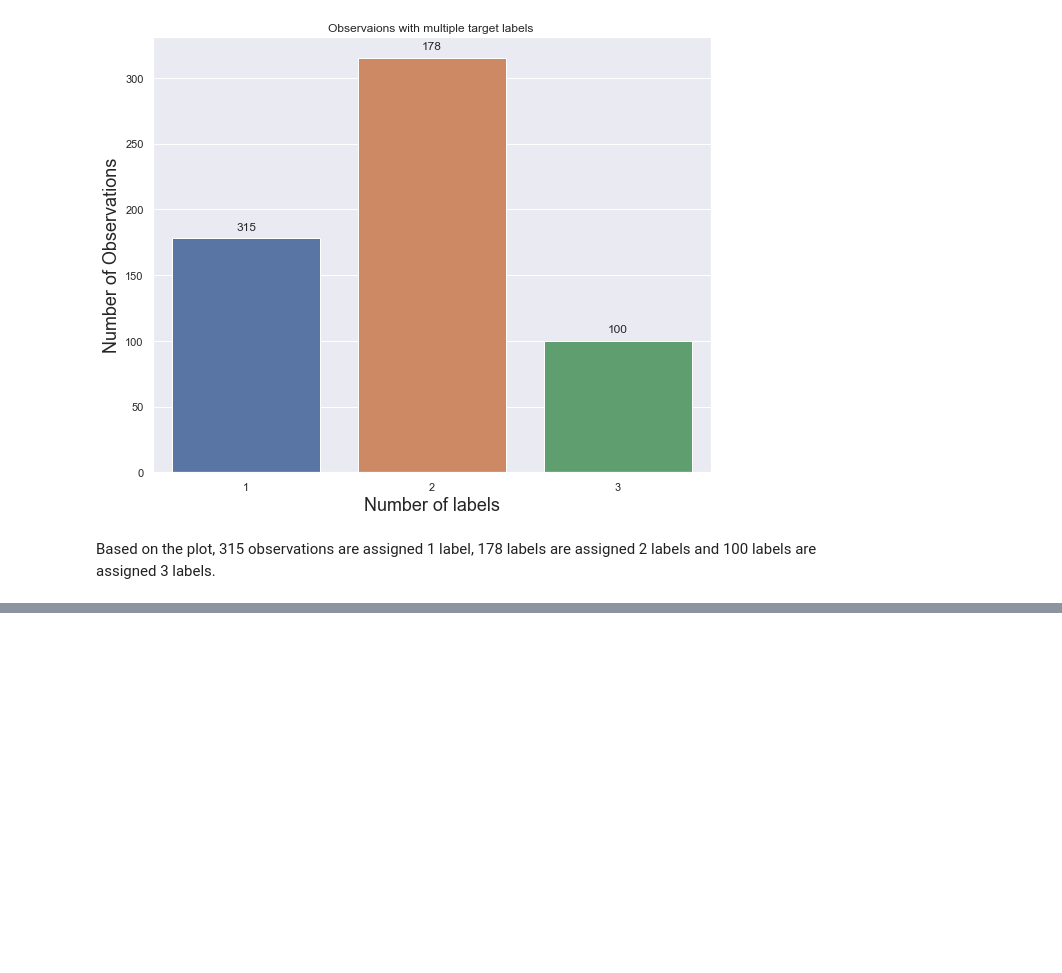
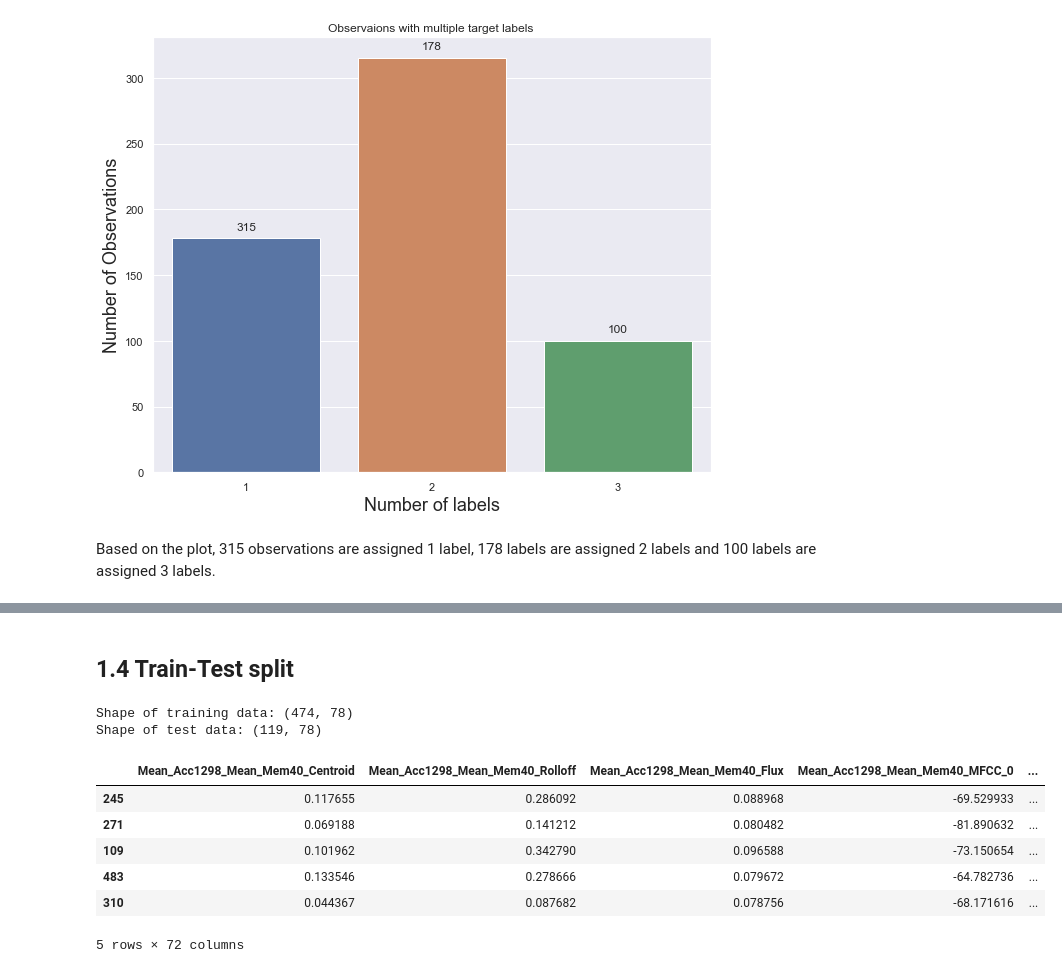
Before and after one commit to nyeinsoe26/CZ4041_Multi-label-Classification, a Jupyter notebook: cz4041.ipynb, the cells around one changed output, grey strips where cells are left out. Saved outputs shown, nothing was run; the diff lists cells and outputs as text; code cells hidden in the pictures; blank space fills up the shorter version.

```diff
--- a/cz4041.ipynb
+++ b/cz4041.ipynb
@@ -118,0 +132,24 @@ Based on the plot, 315 observations are assigned 1 label, 178 labels are assigne
+# %% [markdown]
+## 1.4 Train-Test split
+# %%
+#splitting the full dataset into 8:2 ratio for train/test
+from sklearn.model_selection import train_test_split
+train, test = train_test_split(emotions, random_state=42, test_size=0.20, shuffle=True)
+
+print("Shape of training data: {}".format(train.shape))
+print("Shape of test data: {}".format(test.shape))
+# %% [output]
+Shape of training data: (474, 78)
+Shape of test data: (119, 78)
+# %%
+x_train = train.iloc[:,0:72]
+y_train = train.iloc[:,-6:]
+x_train.head(5)
+# %% [output]
+|  | Mean_Acc1298_Mean_Mem40_Centroid | Mean_Acc1298_Mean_Mem40_Rolloff | Mean_Acc1298_Mean_Mem40_Flux | Mean_Acc1298_Mean_Mem40_MFCC_0 | ... |
+| 245 | 0.117655 | 0.286092 | 0.088968 | -69.529933 | ... |
+| 271 | 0.069188 | 0.141212 | 0.080482 | -81.890632 | ... |
+| 109 | 0.101962 | 0.342790 | 0.096588 | -73.150654 | ... |
+| 483 | 0.133546 | 0.278666 | 0.079672 | -64.782736 | ... |
+| 310 | 0.044367 | 0.087682 | 0.078756 | -68.171616 | ... |
+5 rows × 72 columns
```
Also changed, not shown: parts of 16 cells of this notebook.
